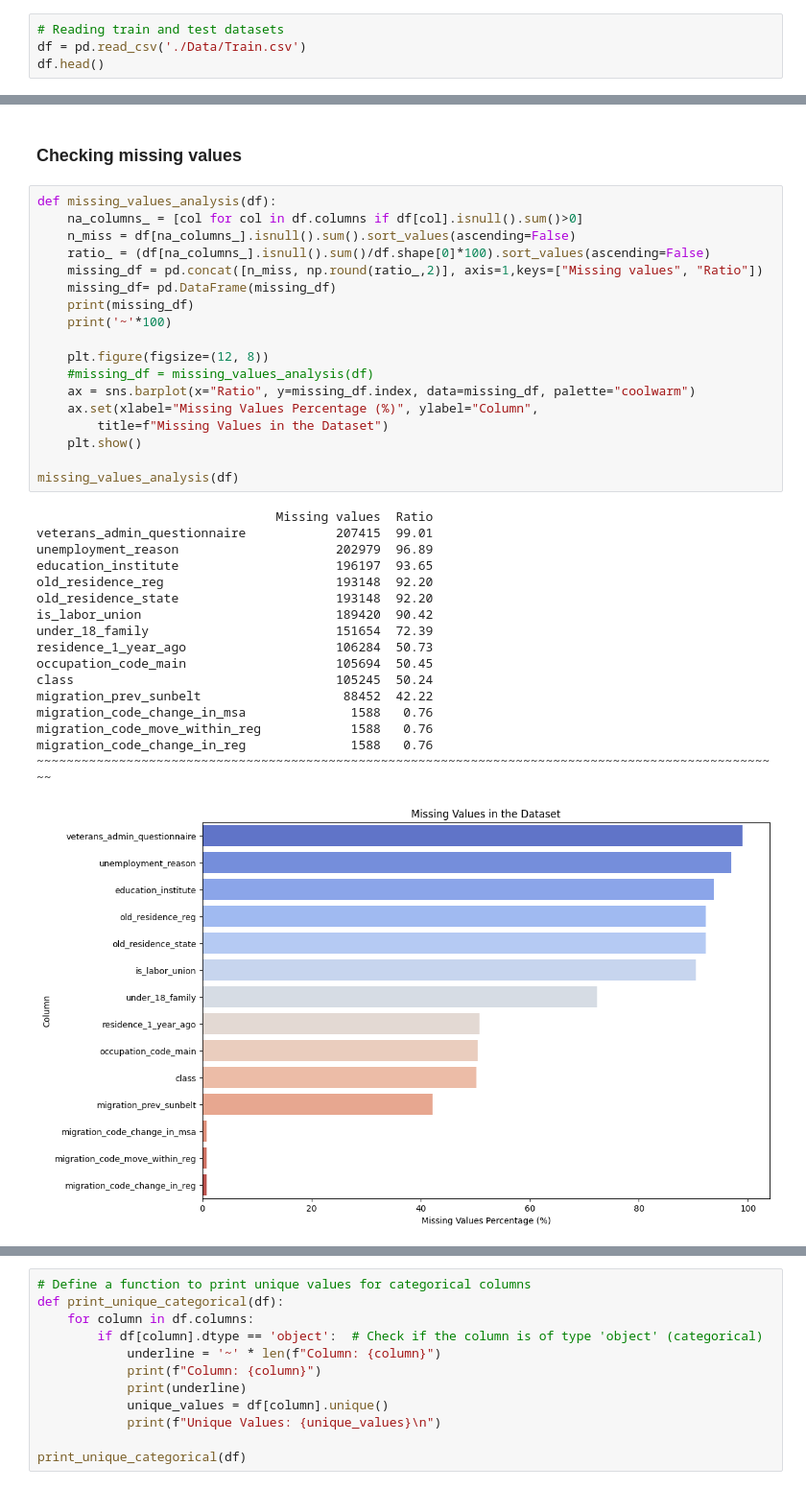
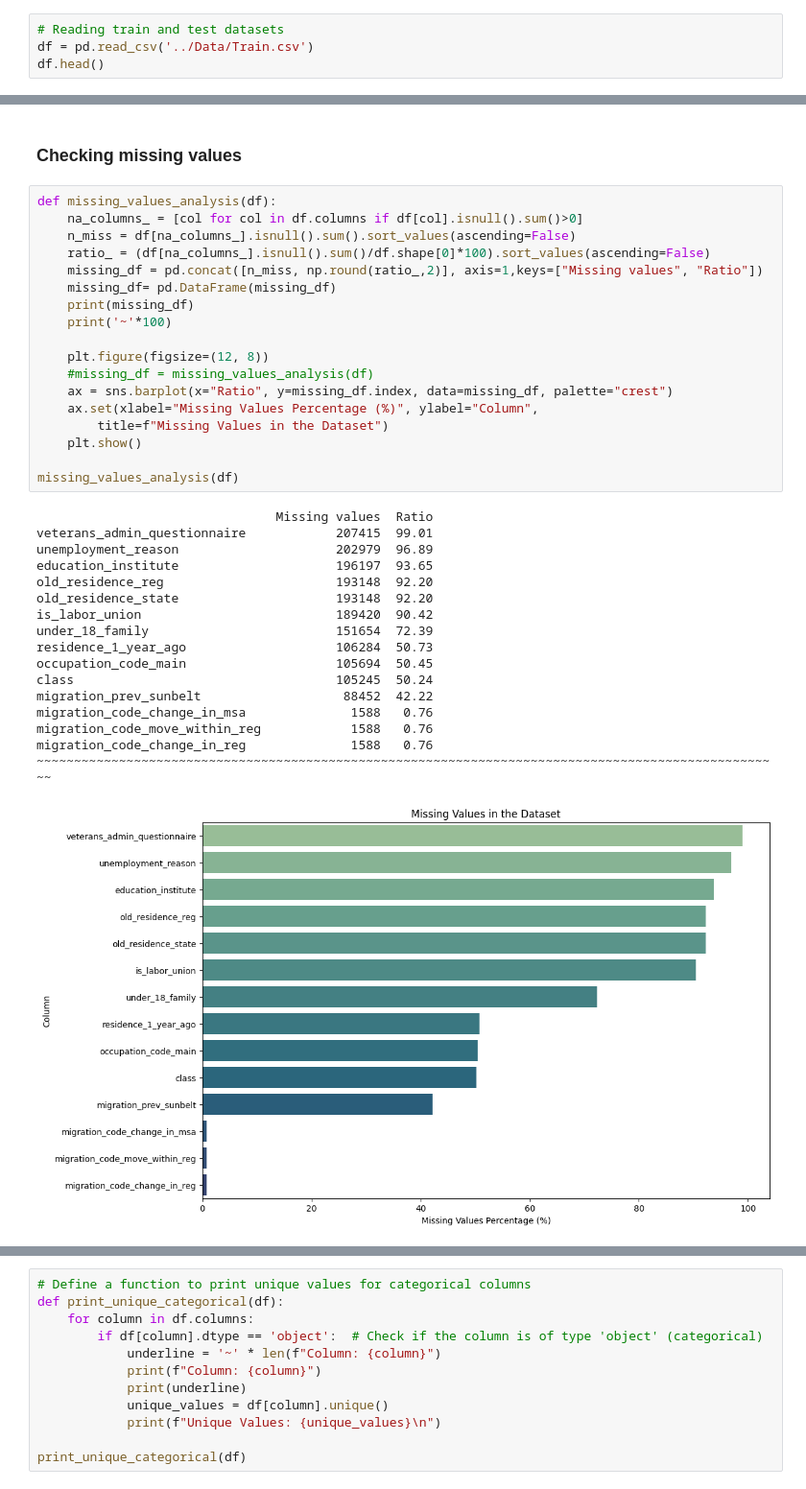
Before and after one commit to Faith-theAnalyst/Capstone_Project_Income_Prediction_Challenge, a Jupyter notebook: Code/Starter_notebook (2).ipynb, the cells around one changed output, grey strips where cells are left out. Shown at 96% size. Cells and saved outputs as stored; diff of their text form.

```diff
--- a/Code/Starter_notebook (2).ipynb
+++ b/Code/Starter_notebook (2).ipynb
@@ -149,7 +145,7 @@ df_var
 __This definitions give a clear guidance and understanding on what to expect in each column__
 # %%
 # Reading train and test datasets
-df = pd.read_csv('./Data/Train.csv')
+df = pd.read_csv('../Data/Train.csv')
 df.head()
 # %% [output]
 |  | ID | age | gender | education | class | education_institute | marital_status | race | ... |
@@ -297,35 +293,35 @@ def missing_values_analysis(df):
     ratio_ = (df[na_columns_].isnull().sum()/df.shape[0]*100).sort_values(ascending=False)
     missing_df = pd.concat([n_miss, np.round(ratio_,2)], axis=1,keys=["Missing values", "Ratio"])
     missing_df= pd.DataFrame(missing_df)
     print(missing_df)
     print('~'*100)
 
     plt.figure(figsize=(12, 8))
     #missing_df = missing_values_analysis(df)
-    ax = sns.barplot(x="Ratio", y=missing_df.index, data=missing_df, palette="coolwarm")
+    ax = sns.barplot(x="Ratio", y=missing_df.index, data=missing_df, palette="crest")
     ax.set(xlabel="Missing Values Percentage (%)", ylabel="Column",
         title=f"Missing Values in the Dataset")
     plt.show()
 
 missing_values_analysis(df)
 # %% [output]
                                 Missing values  Ratio
 veterans_admin_questionnaire            207415  99.01
 unemployment_reason                     202979  96.89
 education_institute                     196197  93.65
 old_residence_reg                       193148  92.20
 old_residence_state                     193148  92.20
 is_labor_union                          189420  90.42
 under_18_family                         151654  72.39
 residence_1_year_ago                    106284  50.73
 occupation_code_main                    105694  50.45
 class                                   105245  50.24
 migration_prev_sunbelt                   88452  42.22
 migration_code_change_in_msa              1588   0.76
 migration_code_move_within_reg            1588   0.76
 migration_code_change_in_reg              1588   0.76
 ~~~~~~~~~~~~~~~~~~~~~~~~~~~~~~~~~~~~~~~~~~~~~~~~~~~~~~~~~~~~~~~~~~~~~~~~~~~~~~~~~~~~~~~~~~~~~~~~~~~~
-[figure, old version]
+[figure, new version]
 # %%
 missing_values_analysis(df_test)
 # %% [output]
```
Also changed, not shown: parts of 54 cells of this notebook, 9 other files.
